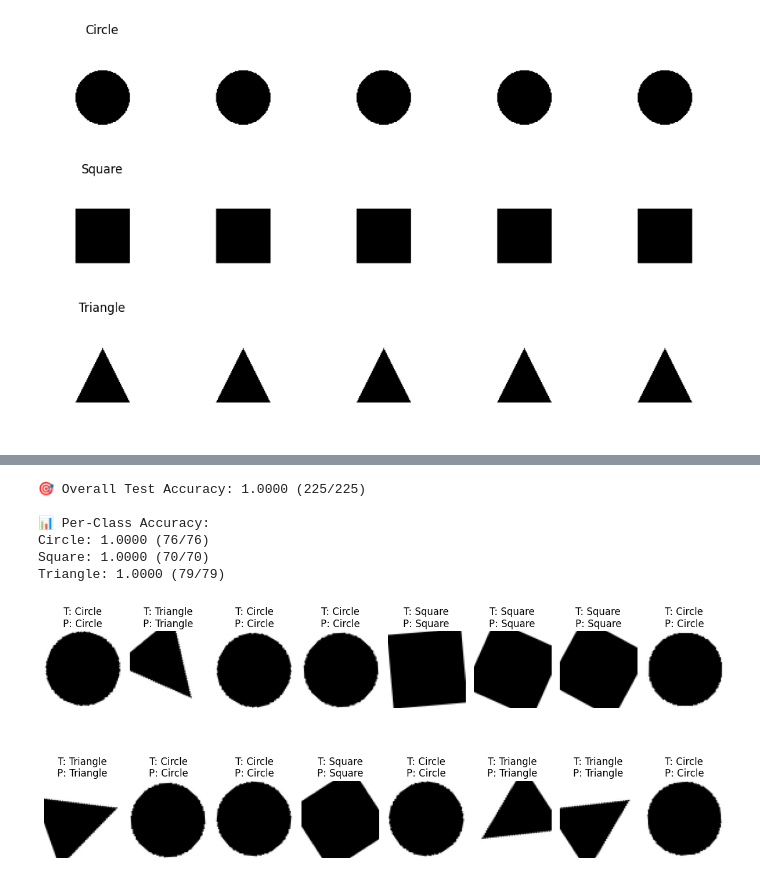
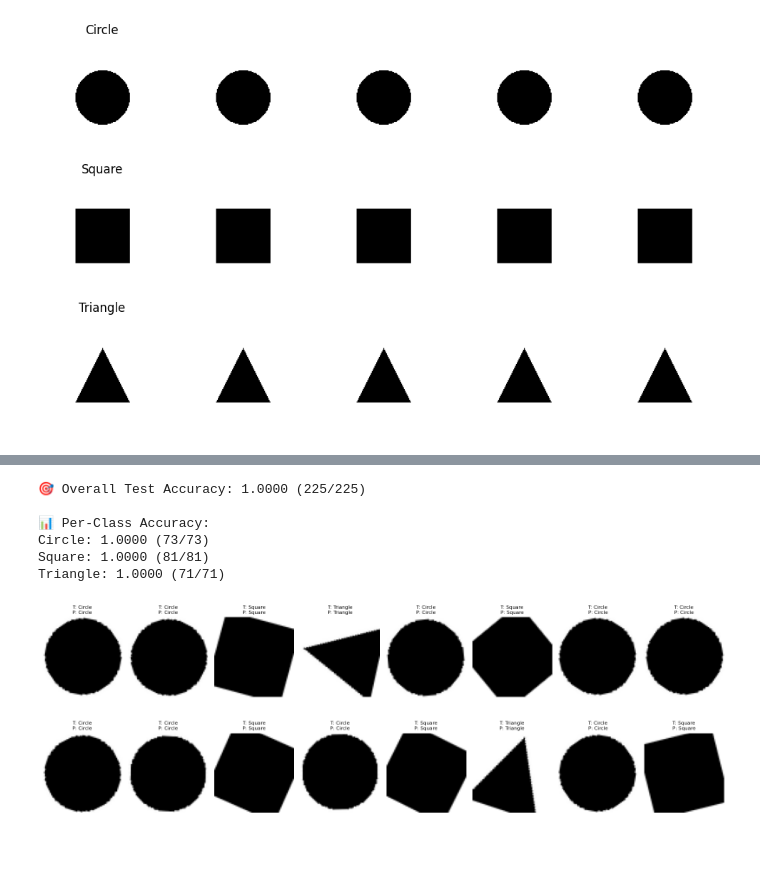
Before and after one commit to yasirusama61/ShapeClassifierPyTorch, a Jupyter notebook: Shape_Classifier.ipynb, the cells around one changed output, grey strips where cells are left out. Saved outputs shown, nothing was run; the diff lists cells and outputs as text; code cells hidden in the pictures; blank space fills up the shorter version.

```diff
--- a/Shape_Classifier.ipynb
+++ b/Shape_Classifier.ipynb
@@ -450,16 +457,25 @@ class SimpleCNN(nn.Module):
         x = x.view(x.size(0), -1)
         return self.classifier(x)
 
-# === Load dataset and split ===
-full_dataset = ShapeDataset(DATA_DIR, transform=transform)
-n_total = len(full_dataset)
+from torch.utils.data import Subset, DataLoader
+from torch.utils.data.dataset import random_split
+
+# Shuffle indices before splitting
+dataset = ShapeDataset(DATA_DIR, transform=transform)
+n_total = len(dataset)
+indices = torch.randperm(n_total).tolist()
+
 n_train = int(0.7 * n_total)
 n_val = int(0.15 * n_total)
 n_test = n_total - n_train - n_val
 
-train_set, val_set, test_set = random_split(full_dataset, [n_train, n_val, n_test])
+train_set = Subset(dataset, indices[:n_train])
+val_set   = Subset(dataset, indices[n_train:n_train+n_val])
+test_set  = Subset(dataset, indices[n_train+n_val:])
+
 train_loader = DataLoader(train_set, batch_size=BATCH_SIZE, shuffle=True)
-val_loader = DataLoader(val_set, batch_size=BATCH_SIZE)
+val_loader   = DataLoader(val_set, batch_size=BATCH_SIZE)
+test_loader  = DataLoader(test_set, batch_size=BATCH_SIZE)
 
 # === Training ===
 model = SimpleCNN().to(DEVICE)
@@ -521,7 +537,7 @@ print("✅ Training complete and model saved.")
 # %%
 
 # === Load model ===
-model = SimpleCNN().to(DEVICE)
+#model = SimpleCNN().to(DEVICE)
 model.load_state_dict(torch.load("shape_classifier.pth"))
 model.eval()
 
@@ -557,36 +573,43 @@ for i, cls in enumerate(CLASSES):
 🎯 Overall Test Accuracy: 1.0000 (225/225)
 
 📊 Per-Class Accuracy:
-Circle: 1.0000 (76/76)
-Square: 1.0000 (70/70)
-Triangle: 1.0000 (79/79)
+Circle: 1.0000 (73/73)
+Square: 1.0000 (81/81)
+Triangle: 1.0000 (71/71)
 # %%
 import matplotlib.pyplot as plt
+import torch
 
 # === Class names ===
 CLASSES = ["Circle", "Square", "Triangle"]
 
 # === Visualize one batch from test loader ===
 model.eval()
 with torch.no_grad():
     for imgs, labels in test_loader:
-        outputs = model(imgs.to(DEVICE))
-        preds = torch.argmax(outputs, dim=1).cpu()
+        imgs = imgs.to(DEVICE)
+        outputs = model(imgs)
+        preds = torch.argmax(outputs, dim=1)
         imgs = imgs.cpu()
         labels = labels.cpu()
+        preds = preds.cpu()
         break  # only one batch
 
 # === Plot ===
-plt.figure(figsize=(12, 6))
-for i in range(len(imgs)):
-    img = imgs[i].permute(1, 2, 0).numpy()
+plt.figure(figsize=(16, 6))
+num_images = min(len(imgs), 16)  # Show up to 16 images
+
+for i in range(num_images):
+    img = imgs[i].permute(1, 2, 0).detach().numpy()
     true_label = CLASSES[labels[i]]
     pred_label = CLASSES[preds[i]]
+
     plt.subplot(2, 8, i + 1)
     plt.imshow(img)
-    plt.title(f"T: {true_label}\nP: {pred_label}")
+    plt.title(f"T: {true_label}\nP: {pred_label}", fontsize=8)
     plt.axis("off")
+
 plt.tight_layout()
 plt.show()
 # %% [output]
-[figure, old version]
+[figure, new version]
```
Also changed, not shown: parts of 18 cells of this notebook.
